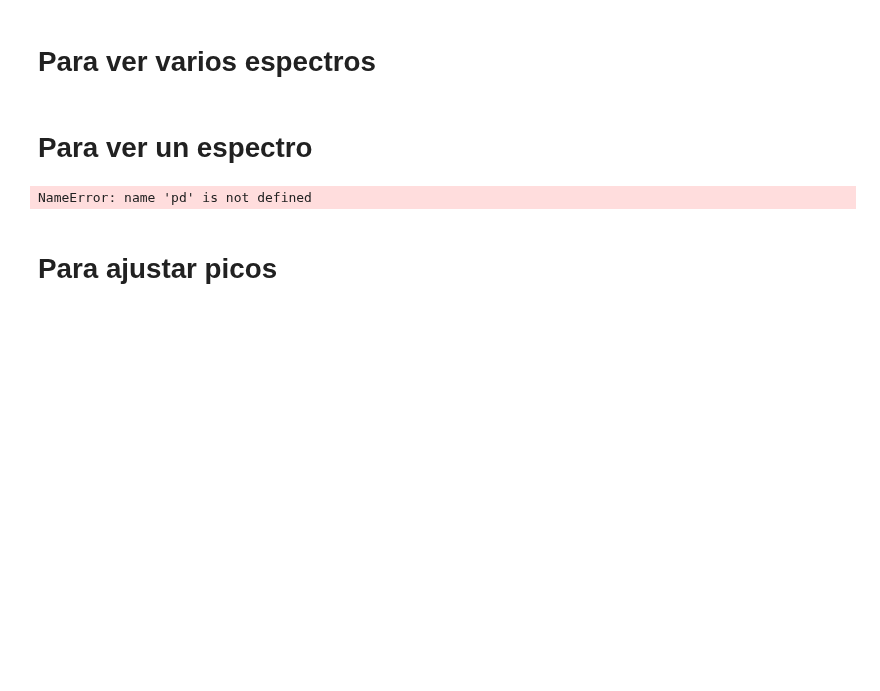
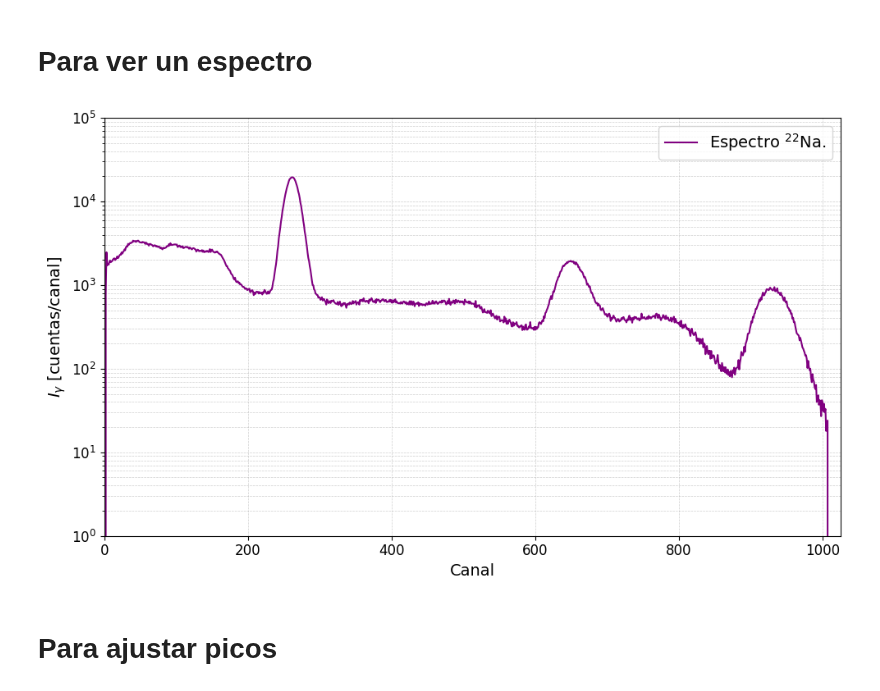
Before and after one commit to asarria48/Nuclear-physics, a Jupyter notebook: Previa2ASM.ipynb, the cells around one changed output. Saved outputs shown, nothing was run; the diff lists cells and outputs as text; code cells hidden in the pictures; blank space fills up the shorter version.

Commit message:
Versión final del código para la previa 2.

```diff
--- a/Previa2ASM.ipynb
+++ b/Previa2ASM.ipynb
@@ -10,2 +10,0 @@ import os
-# %% [markdown]
-# Para ver varios espectros
@@ -39,28 +11,28 @@ plt.show()
 # %% [markdown]
 # Para ver un espectro
 # %%
-datos = "2021-11-15_cal_133Ba22Na137Cs60Co_600s_1.csv"
+datos = "22Na-previa2.csv"
 df = pd.read_csv(datos)
 
 x = df.iloc[:, 0]
 y = df.iloc[:, 1]
 
 plt.figure(figsize=(10,6))
-plt.plot(x, y, color='purple', ds="steps-mid", lw=1, label="Espectro: Na, Ba, Co, Cs.")
+plt.plot(x, y, color='purple', lw=1.5, label="Espectro $^{22}$Na.")
 plt.tick_params(axis='both', which='major', labelsize=12)
 plt.tick_params(axis='both', which='minor', labelsize=12)
 plt.yscale('log')
 plt.xlabel("Canal", fontsize=14)
-plt.ylabel("[cuentas/canal]", fontsize=14)
+plt.ylabel("$I_\gamma$ [cuentas/canal]", fontsize=14)
 plt.grid(which="both", linestyle="--", linewidth=0.5, alpha=0.6)
-plt.xlim(0,3000)
+plt.xlim(0,1025)
 plt.ylim(1e0, 1e5)
 
 plt.legend(fontsize=14)
 plt.tight_layout()
 plt.show()
 # %% [output]
-NameError: name 'pd' is not defined
+[figure, added]
 # %% [markdown]
 # Para ajustar picos
 # %%
```
Also changed, not shown: parts of 10 cells of this notebook.
